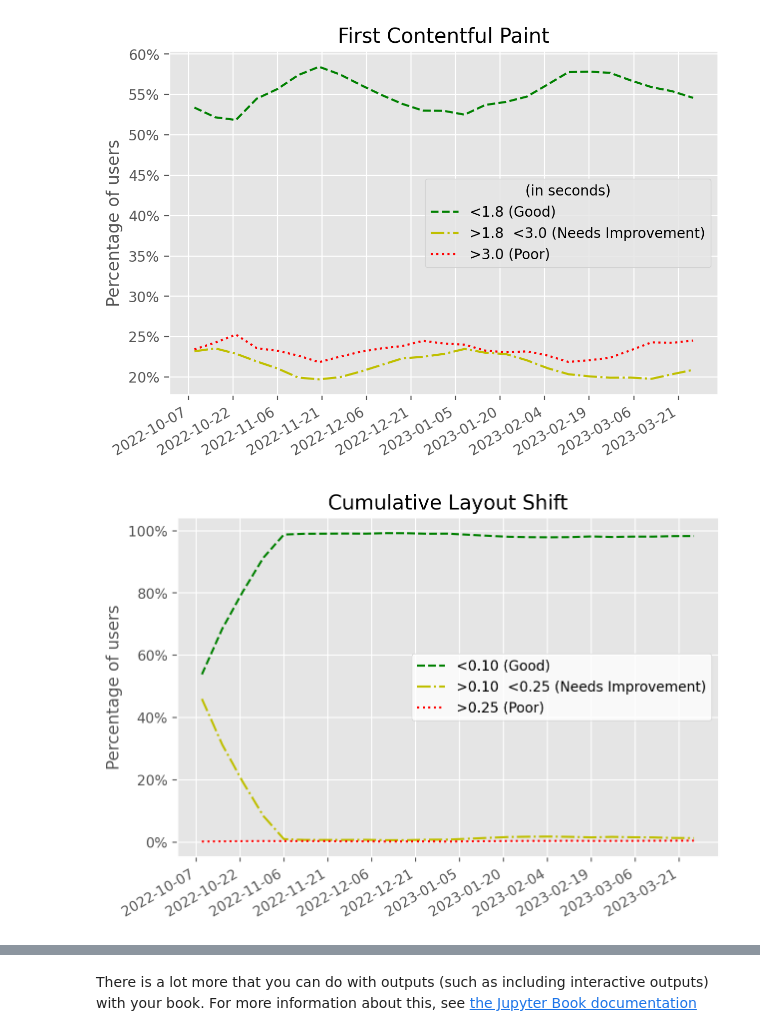
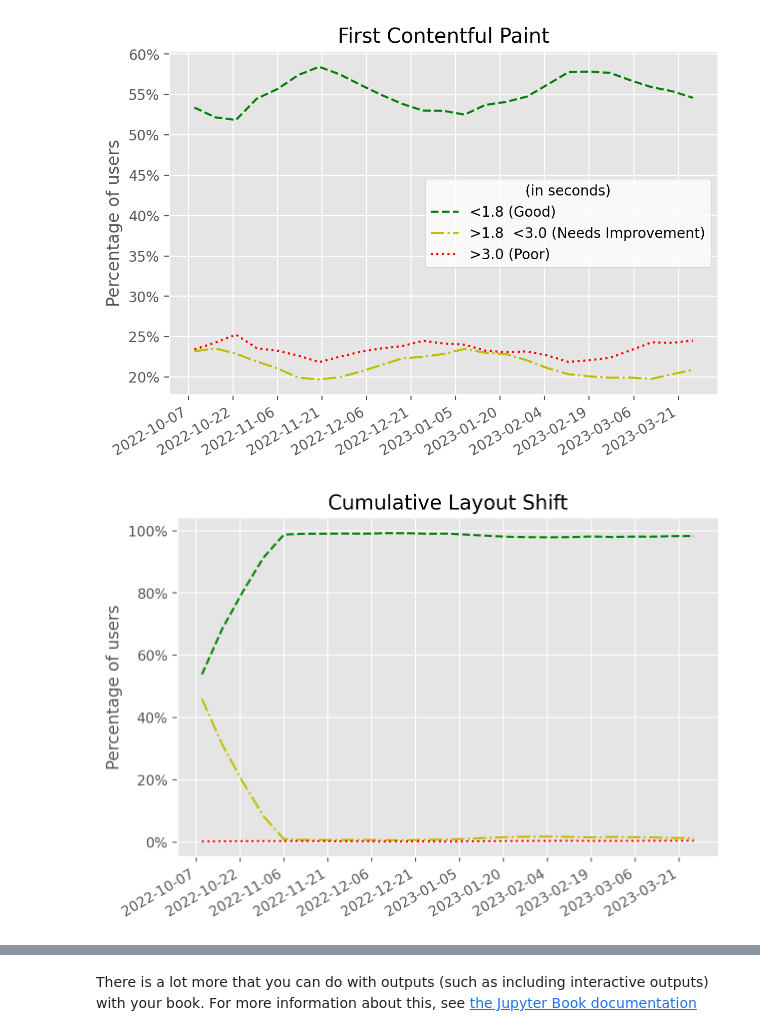
Before and after one commit to 1lubo/first_jupyter_book, a Jupyter notebook: _sources/notebooks.ipynb, the cells around one changed output, grey strips where cells are left out. Drawn from its saved outputs; the diff is of its cells as text; code cells hidden in the pictures.

```diff
--- a/_sources/notebooks.ipynb
+++ b/_sources/notebooks.ipynb
@@ -81,24 +81,23 @@ plot_titles = {"largest_contentful_paint": "Largest Contentful Paint", "first_co
 # %%
 for md in metrics_data.keys():
     plt.figure(figsize=(7,5), dpi=200)
     for density in metrics_data[md].keys():
         plt.plot(dates, metrics_data[md][density], plot_lines[density], label=plot_labels[md][density])
     plt.gca().xaxis.set_major_formatter(mdates.DateFormatter('%Y-%m-%d'))
     plt.gca().xaxis.set_major_locator(mdates.DayLocator(interval=15))
     plt.gcf().autofmt_xdate()
     plt.gca().yaxis.set_major_formatter(mtick.PercentFormatter(1.0, 0))
     plt.title(plot_titles[md])
     plt.ylabel('Percentage of users')
-    plt.legend(loc='center right', facecolor='white')
     if len(plot_labels[md]) > 3:
-        plt.legend(title=plot_labels[md][3])
+        plt.legend(loc='center right', facecolor='white', title=plot_labels[md][3])
     if len(plot_labels[md]) > 4:
         plt.legend(loc='center right', facecolor='white', bbox_to_anchor=(plot_labels[md][4][0], plot_labels[md][4][1]), title=plot_labels[md][3])
     plt.savefig(f'./_build/html/_images/{md}.png')
 # %% [output]
 [figure]
 [figure]
-[figure, old version]
+[figure, new version]
 [figure]
 [figure]
 [figure]
```
Also changed, not shown: 7 other files.
